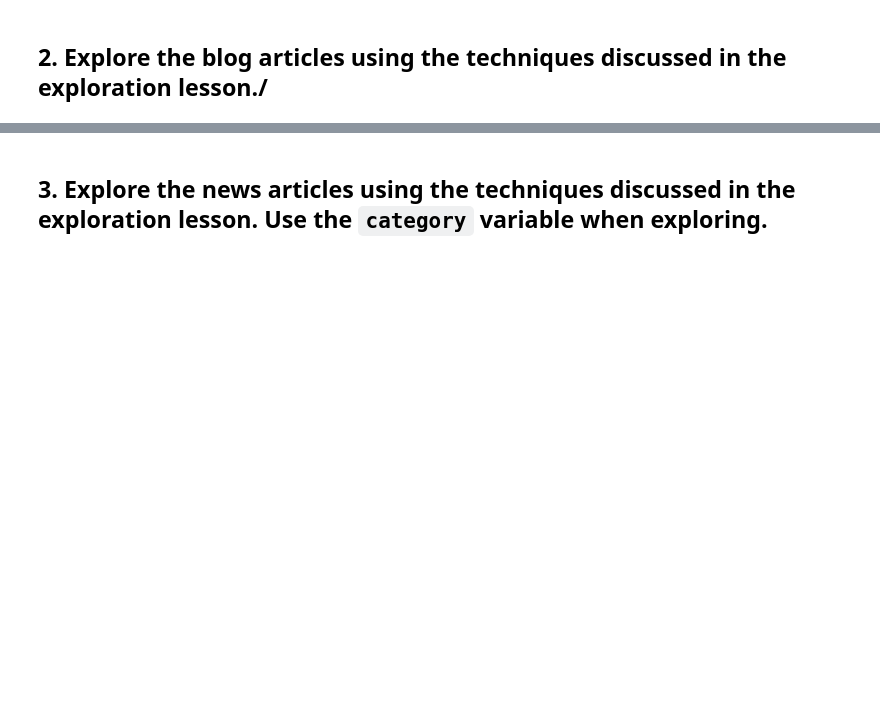
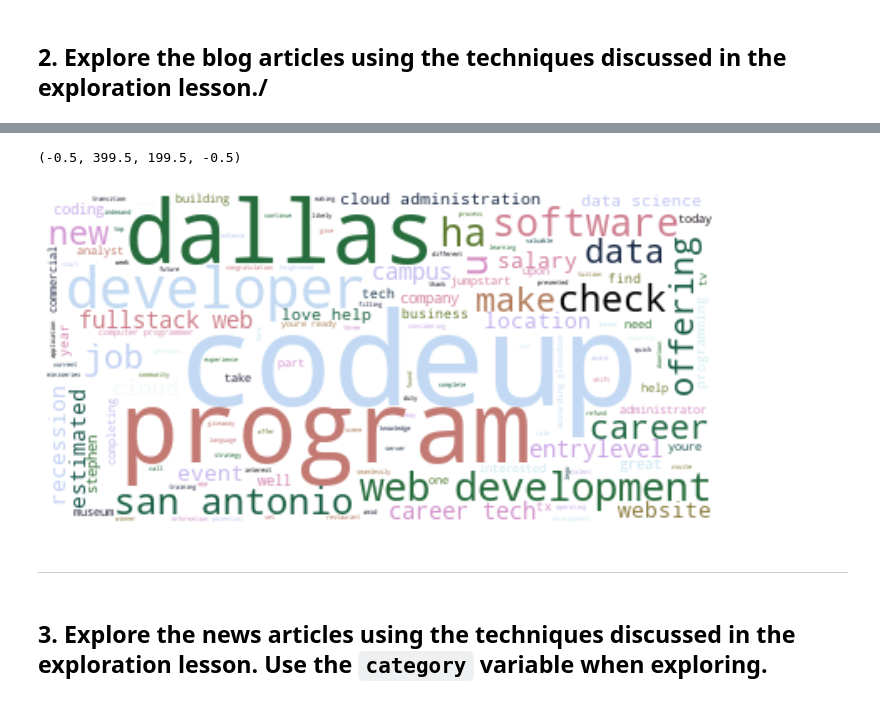
Before and after one commit to m3redithw/natural-language-processing-exercises, a Jupyter notebook: explore.ipynb, the cells around one changed output, grey strips where cells are left out. Drawn from its saved outputs; the diff is of its cells as text; code cells hidden in the pictures; blank space fills up the shorter version.

```diff
--- a/explore.ipynb
+++ b/explore.ipynb
@@ -209,0 +229,6 @@ plt.show()
+# %%
+# call acquire function to get blogs
+df_blog = acquire.get_blog_articles(urls)
+# %%
+# store in a dataframe
+df_blog = pd.DataFrame(df_blog)
@@ -209,0 +244,8 @@ plt.show()
+# %%
+# clean content column
+df_blog.content = df_blog.content.apply(clean)
+# %%
+# check text frequency
+all_blog = ' '.join(df_blog.content)
+all_freq = pd.Series(all_blog.split()).value_counts()
+all_freq
@@ -210,3 +265,14 @@ plt.show()
+# %%
+# generate wordcloud
+wc = WordCloud(background_color='#FFFFFF', colormap = 'cubehelix_r').generate(all_blog)
+plt.figure(figsize=[12,8])
+plt.imshow(wc, interpolation="bilinear")
+plt.axis("off")
+# %% [output]
+(-0.5, 399.5, 199.5, -0.5)
+[figure, added]
+# %% [markdown]
+***
 # %% [markdown]
 ## 3. Explore the news articles using the techniques discussed in the exploration lesson. Use the `category` variable when exploring.
 # %%
```
Also changed, not shown: parts of 8 cells of this notebook.
